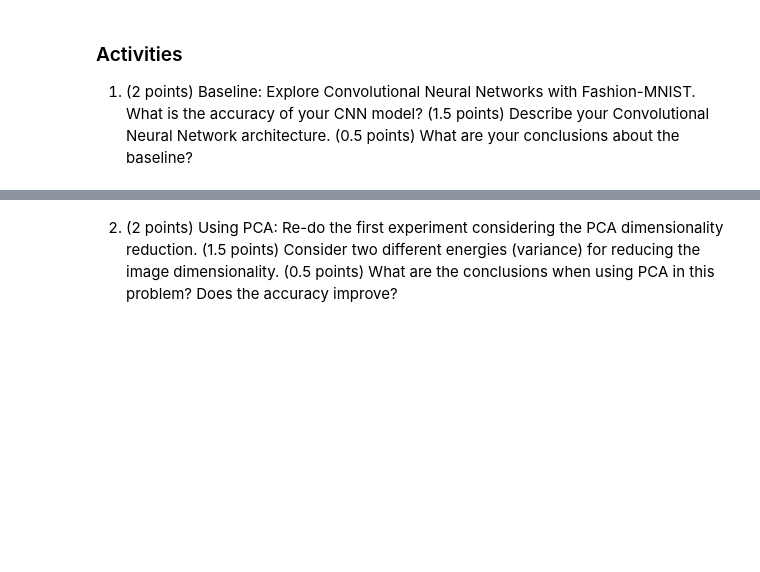
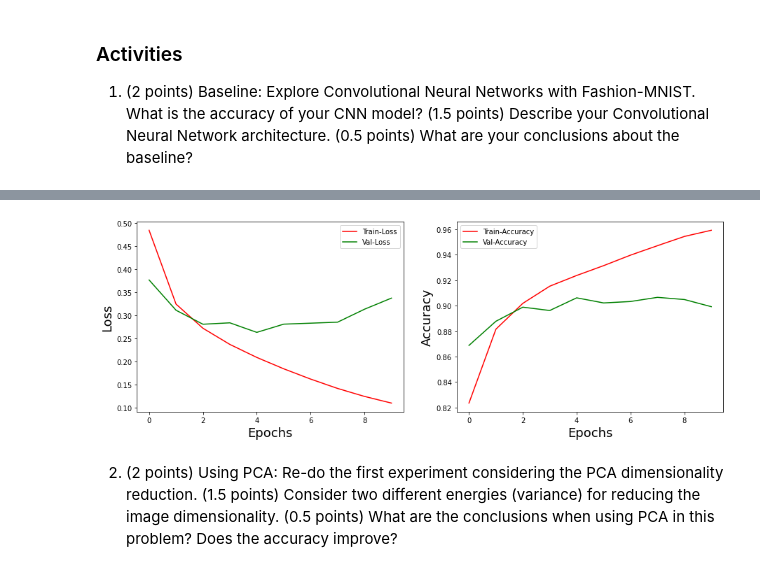
Before and after one commit to mazzacolussi/MC886, a Jupyter notebook: CNN_PCA/source_cnn.ipynb, the cells around one changed output, grey strips where cells are left out. Cells and saved outputs as stored; diff of their text form; code cells hidden in the pictures; blank space fills up the shorter version.

```diff
--- a/CNN_PCA/source_cnn.ipynb
+++ b/CNN_PCA/source_cnn.ipynb
@@ -56,5 +102,7 @@ plt.show()
 1. (2 points) Baseline: Explore Convolutional Neural Networks with Fashion-MNIST. What is the accuracy of your CNN model? (1.5 points) Describe your Convolutional Neural Network architecture. (0.5 points) What are your conclusions about the baseline?
 # %%
 # Set the parameters of the neural network
-loss_function = #?
-optimizer = #?
+bs_model = Sequential()
+
+loss_function = 'categorical_crossentropy'
+opt = 'adam'
@@ -67,0 +109,19 @@ print(acc)
+# %%
+# Create your convolutional neural network architecture
+
+bs_model.add(layers.Conv2D(filters=32, kernel_size=(3,3), activation='relu', input_shape=(28,28,1)))
+bs_model.add(layers.MaxPooling2D((2,2)))
+bs_model.add(layers.Conv2D(64, (3,3), activation='relu'))
+bs_model.add(layers.MaxPooling2D((2,2)))
+bs_model.add(layers.Flatten())
+bs_model.add(layers.Dense(54, activation='relu'))
+bs_model.add(layers.Dense(10, activation='softmax'))
+# %%
+bs_model.compile(
+    optimizer = opt,
+    loss = loss_function,
+    metrics = ['accuracy']
+)
+# %%
+bs_hist = bs_model.fit(x_train_values, y_train, epochs=10,
+                       validation_data = (x_val_values, y_val))
@@ -68,3 +149,23 @@ print(acc)
+# %%
+# Report your accuracy using convolutional neural network
+
+plt.figure(figsize=(15,5))
+plt.subplot(1, 2, 1)
+plt.xlabel("Epochs", fontsize=18)
+plt.ylabel('Loss', fontsize=18)
+plt.plot(bs_hist.history['loss'], color='red', label='Train-Loss')
+plt.plot(bs_hist.history['val_loss'], color='green', label='Val-Loss')
+plt.legend(loc='best')
+
+plt.subplot(1, 2, 2)
+plt.xlabel("Epochs", fontsize=18)
+plt.ylabel('Accuracy', fontsize=18)
+plt.plot(bs_hist.history['accuracy'], color='red', label='Train-Accuracy')
+plt.plot(bs_hist.history['val_accuracy'], color='green', label='Val-Accuracy')
+plt.legend(loc='best')
+plt.show()
+# %% [output]
+[figure, added]
 # %%
 # What are your conclusions about the baseline?
 # %% [markdown]
```
Also changed, not shown: parts of 39 cells of this notebook.
